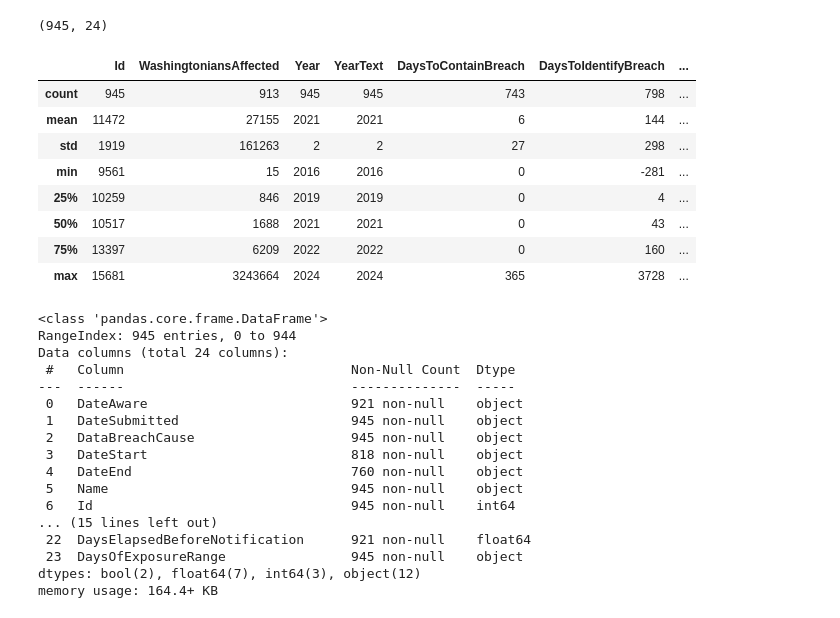
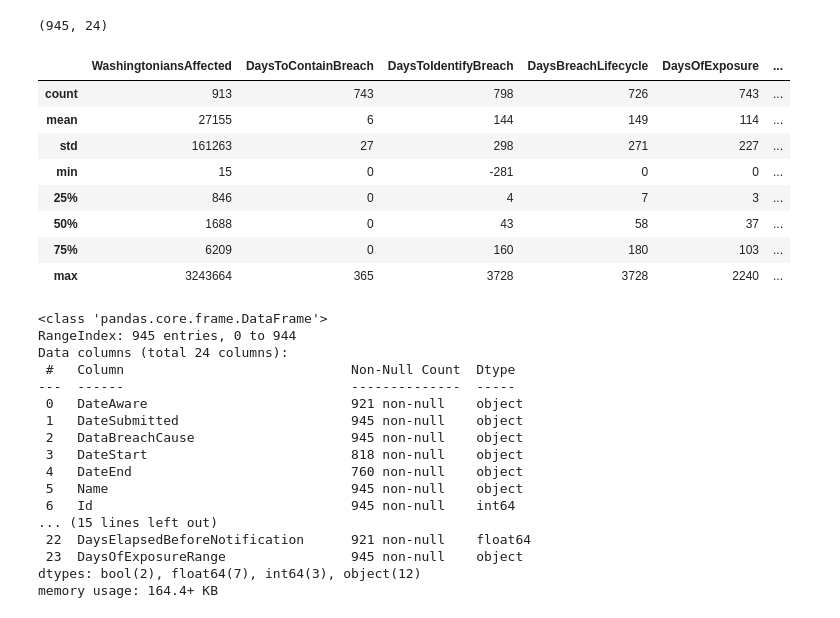
Before and after one commit to IsaacDaHanes/Washington_State_Databreach_Assessment, a Jupyter notebook: notebooks/wastate_databreaches_eda.ipynb, the cells around one changed output. Saved outputs shown, nothing was run; the diff lists cells and outputs as text; code cells hidden in the pictures.

```diff
--- a/notebooks/wastate_databreaches_eda.ipynb
+++ b/notebooks/wastate_databreaches_eda.ipynb
@@ -24,15 +25,17 @@ wa_databreach_df.head()
 wa_databreach_df.shape
 # %% [output]
 (945, 24)
-# %%
-wa_databreach_df.describe()
-# %% [output]
-|  | Id | WashingtoniansAffected | Year | YearText | DaysToContainBreach | DaysToIdentifyBreach | ... |
-| count | 945 | 913 | 945 | 945 | 743 | 798 | ... |
-| mean | 11472 | 27155 | 2021 | 2021 | 6 | 144 | ... |
-| std | 1919 | 161263 | 2 | 2 | 27 | 298 | ... |
-| min | 9561 | 15 | 2016 | 2016 | 0 | -281 | ... |
-| 25% | 10259 | 846 | 2019 | 2019 | 0 | 4 | ... |
-| 50% | 10517 | 1688 | 2021 | 2021 | 0 | 43 | ... |
-| 75% | 13397 | 6209 | 2022 | 2022 | 0 | 160 | ... |
-| max | 15681 | 3243664 | 2024 | 2024 | 365 | 3728 | ... |
+# %%
+describe_table = wa_databreach_df.describe()
+
+describe_table
+# %% [output]
+|  | WashingtoniansAffected | DaysToContainBreach | DaysToIdentifyBreach | DaysBreachLifecycle | DaysOfExposure | ... |
+| count | 913 | 743 | 798 | 726 | 743 | ... |
+| mean | 27155 | 6 | 144 | 149 | 114 | ... |
+| std | 161263 | 27 | 298 | 271 | 227 | ... |
+| min | 15 | 0 | -281 | 0 | 0 | ... |
+| 25% | 846 | 0 | 4 | 7 | 3 | ... |
+| 50% | 1688 | 0 | 43 | 58 | 37 | ... |
+| 75% | 6209 | 0 | 160 | 180 | 103 | ... |
+| max | 3243664 | 365 | 3728 | 3728 | 2240 | ... |
```
Also changed, not shown: parts of 3 cells of this notebook, 4 other files.
